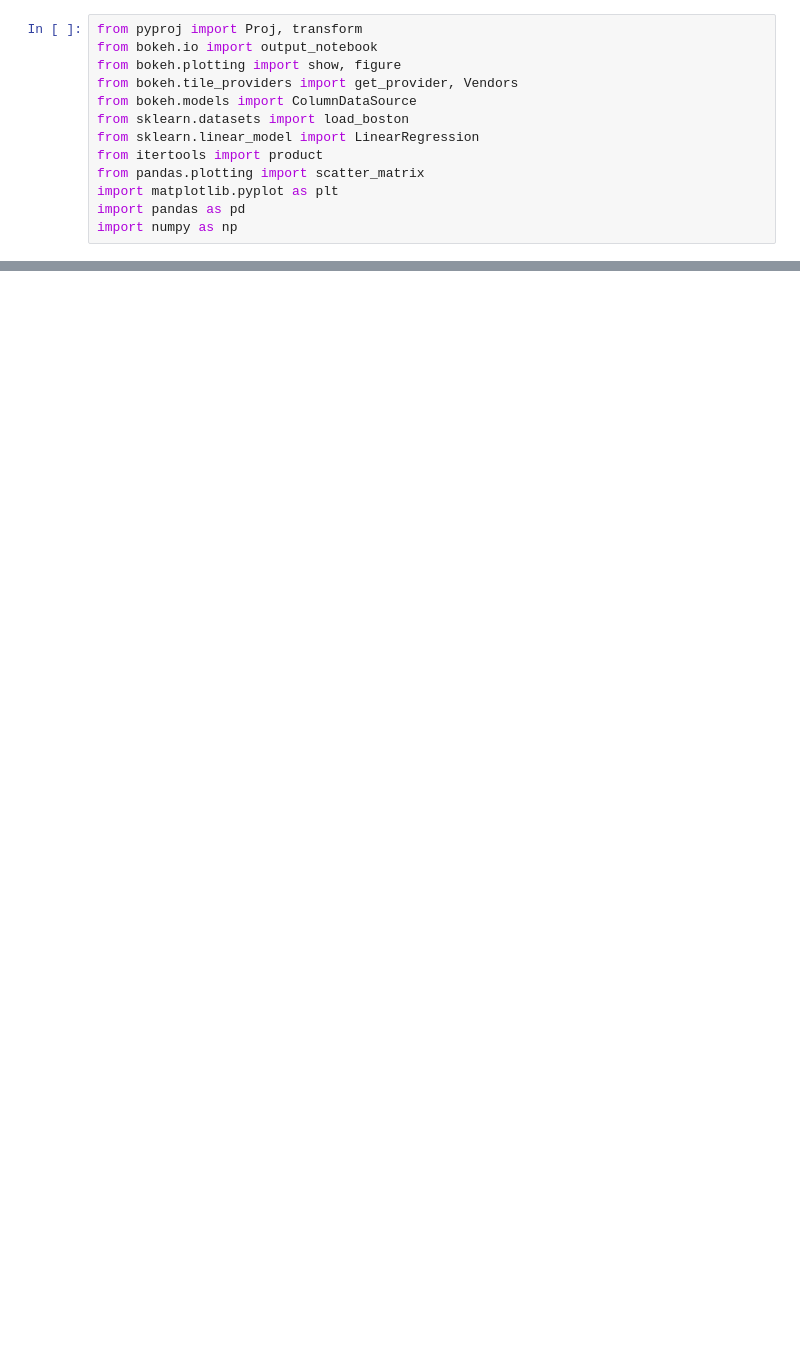
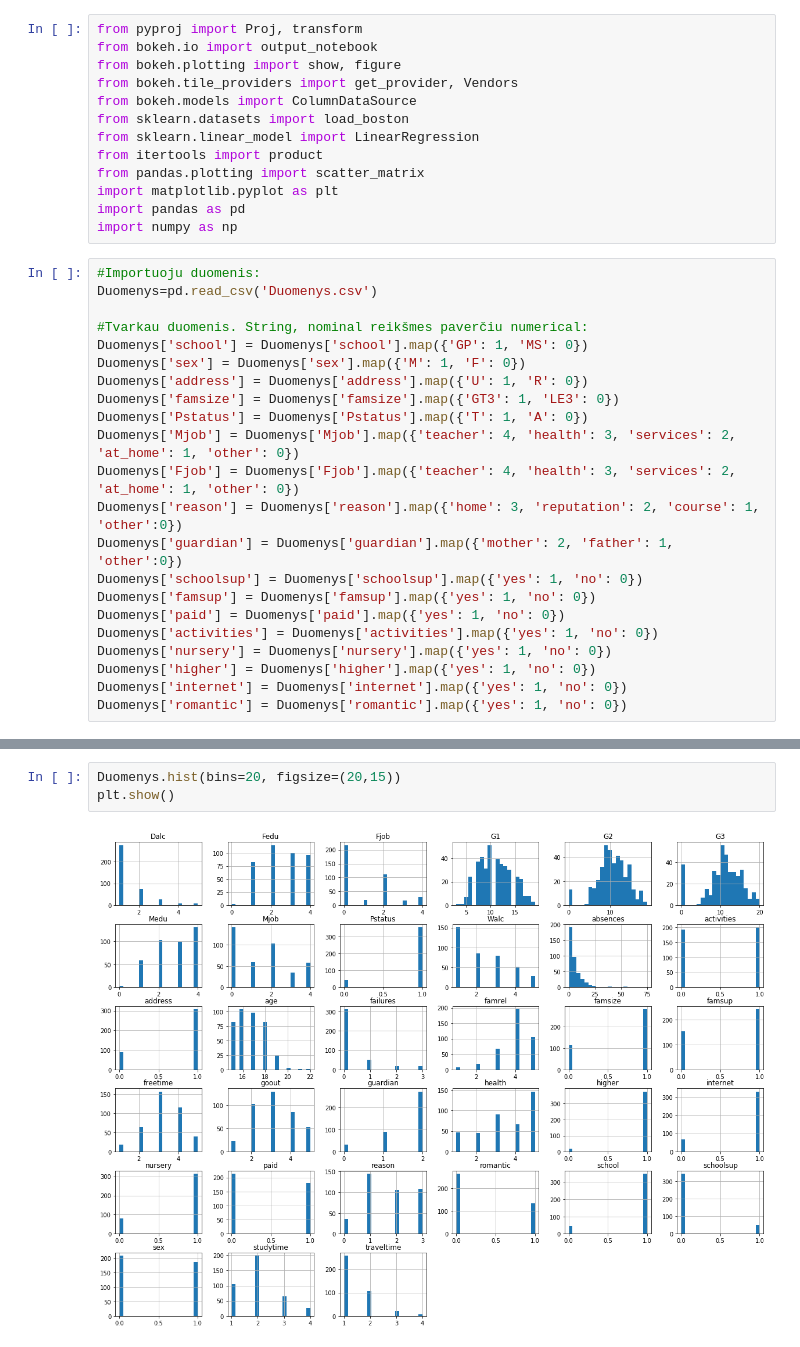
Before and after one commit to robertaskprojektas/Projektas, a Jupyter notebook: Projektas.ipynb, the cells around one changed output, grey strips where cells are left out. Saved outputs shown, nothing was run; the diff lists cells and outputs as text; blank space fills up the shorter version.

```diff
--- a/Projektas.ipynb
+++ b/Projektas.ipynb
@@ -40,3 +93,25 @@ from pandas.plotting import scatter_matrix
 import matplotlib.pyplot as plt
 import pandas as pd
 import numpy as np
+# %%
+#Importuoju duomenis:
+Duomenys=pd.read_csv('Duomenys.csv')
+
+#Tvarkau duomenis. String, nominal reikšmes paverčiu numerical:
+Duomenys['school'] = Duomenys['school'].map({'GP': 1, 'MS': 0})
+Duomenys['sex'] = Duomenys['sex'].map({'M': 1, 'F': 0})
+Duomenys['address'] = Duomenys['address'].map({'U': 1, 'R': 0})
+Duomenys['famsize'] = Duomenys['famsize'].map({'GT3': 1, 'LE3': 0})
+Duomenys['Pstatus'] = Duomenys['Pstatus'].map({'T': 1, 'A': 0})
+Duomenys['Mjob'] = Duomenys['Mjob'].map({'teacher': 4, 'health': 3, 'services': 2, 'at_home': 1, 'other': 0})
+Duomenys['Fjob'] = Duomenys['Fjob'].map({'teacher': 4, 'health': 3, 'services': 2, 'at_home': 1, 'other': 0})
+Duomenys['reason'] = Duomenys['reason'].map({'home': 3, 'reputation': 2, 'course': 1, 'other':0})
+Duomenys['guardian'] = Duomenys['guardian'].map({'mother': 2, 'father': 1, 'other':0})
+Duomenys['schoolsup'] = Duomenys['schoolsup'].map({'yes': 1, 'no': 0})
+Duomenys['famsup'] = Duomenys['famsup'].map({'yes': 1, 'no': 0})
+Duomenys['paid'] = Duomenys['paid'].map({'yes': 1, 'no': 0})
+Duomenys['activities'] = Duomenys['activities'].map({'yes': 1, 'no': 0})
+Duomenys['nursery'] = Duomenys['nursery'].map({'yes': 1, 'no': 0})
+Duomenys['higher'] = Duomenys['higher'].map({'yes': 1, 'no': 0})
+Duomenys['internet'] = Duomenys['internet'].map({'yes': 1, 'no': 0})
+Duomenys['romantic'] = Duomenys['romantic'].map({'yes': 1, 'no': 0})
@@ -42,0 +131,5 @@ import numpy as np
+# %%
+Duomenys.hist(bins=20, figsize=(20,15))
+plt.show()
+# %% [output]
+[figure, added]
```
Also changed, not shown: parts of 13 cells of this notebook.
